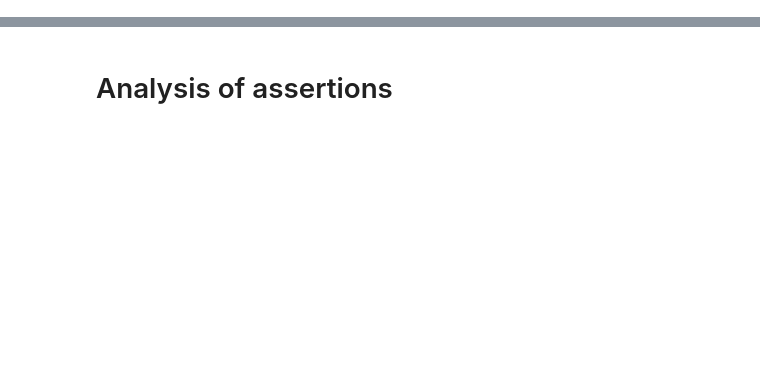
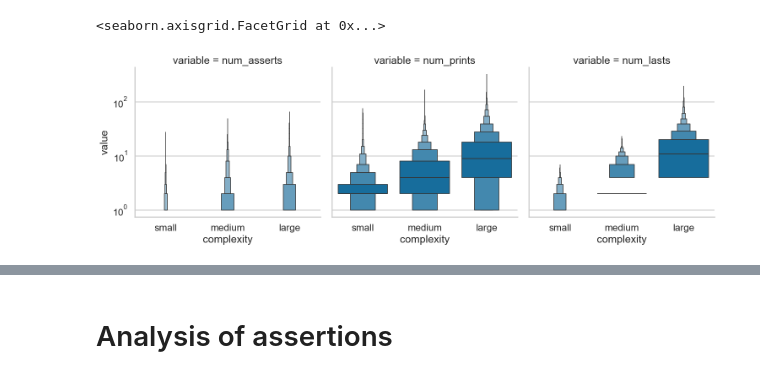
Before and after one commit to arumoy-shome/shome2023notebook, a Jupyter notebook: notebooks/analysis.ipynb, the cells around one changed output, grey strips where cells are left out. Drawn from its saved outputs; the diff is of its cells as text; code cells hidden in the pictures; blank space fills up the shorter version.

```diff
--- a/notebooks/analysis.ipynb
+++ b/notebooks/analysis.ipynb
@@ -9,0 +142,14 @@ sns.set_theme(context="talk", style="whitegrid", palette="colorblind")
+# %%
+notebook_asserts = asserts.groupby('notebook').size().reset_index(name='num_asserts')
+stats = stats.merge(notebook_asserts, on='notebook', how='left')
+stats['num_asserts'] = stats['num_asserts'].fillna(0)
+
+notebook_prints = prints.groupby('notebook').size().reset_index(name='num_prints')
+stats = stats.merge(notebook_prints, on='notebook', how='left')
+stats['num_prints'] = stats['num_prints'].fillna(0)
+
+notebook_lasts = lasts.groupby('notebook').size().reset_index(name='num_lasts')
+stats = stats.merge(notebook_lasts, on='notebook', how='left')
+stats['num_lasts'] = stats['num_lasts'].fillna(0)
+
+stats
@@ -9,0 +170,6 @@ sns.set_theme(context="talk", style="whitegrid", palette="colorblind")
+# %%
+melted = stats.melt(
+    id_vars=["notebook", "complexity"],
+    value_vars=["num_asserts", "num_prints", "num_lasts"]
+)
+melted
@@ -9,0 +190,13 @@ sns.set_theme(context="talk", style="whitegrid", palette="colorblind")
+# %%
+sns.catplot(
+    data=melted,
+    x="complexity",
+    y="value",
+    col="variable",
+    kind="boxen",
+    log_scale=True,
+    order=["small", "medium", "large"]
+)
+# %% [output]
+<seaborn.axisgrid.FacetGrid at 0x...>
+[figure, added]
```
Also changed, not shown: parts of 25 cells of this notebook.
